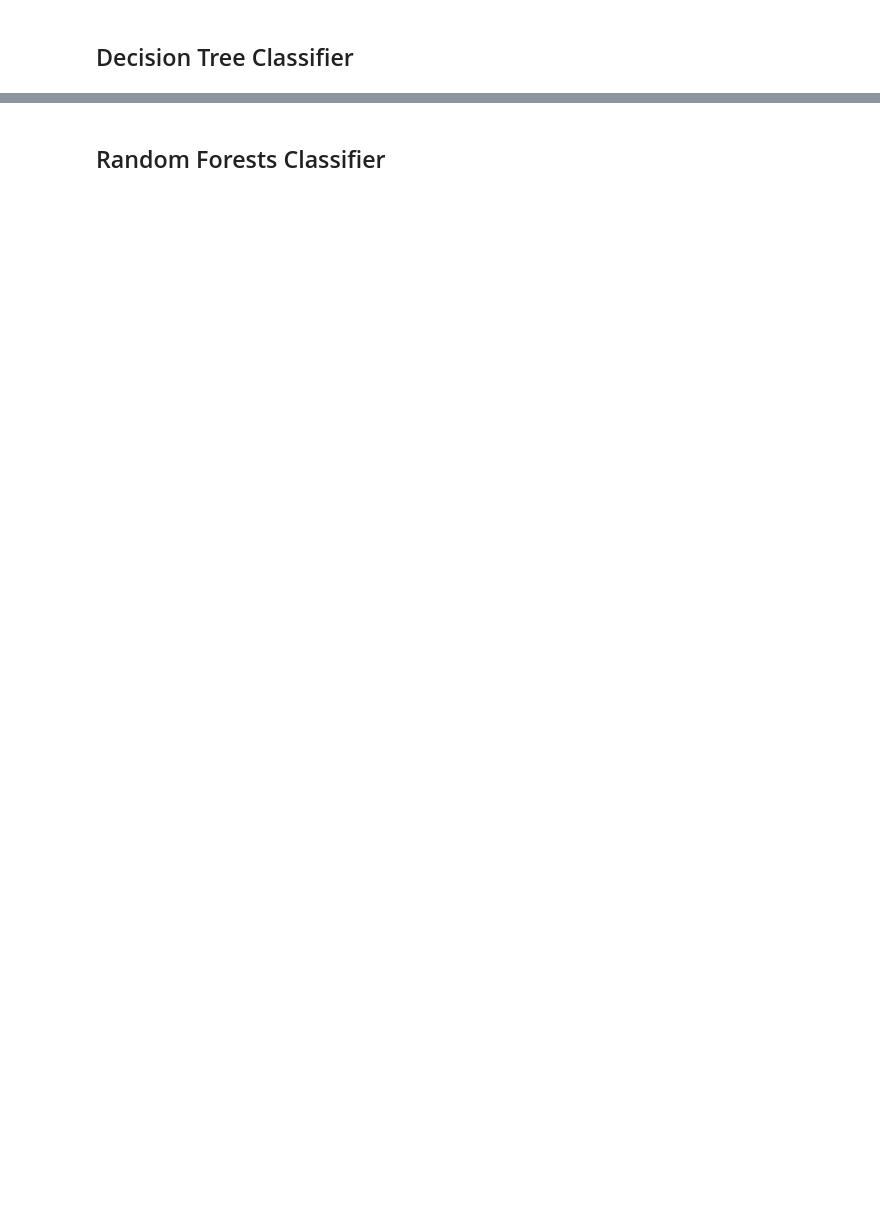
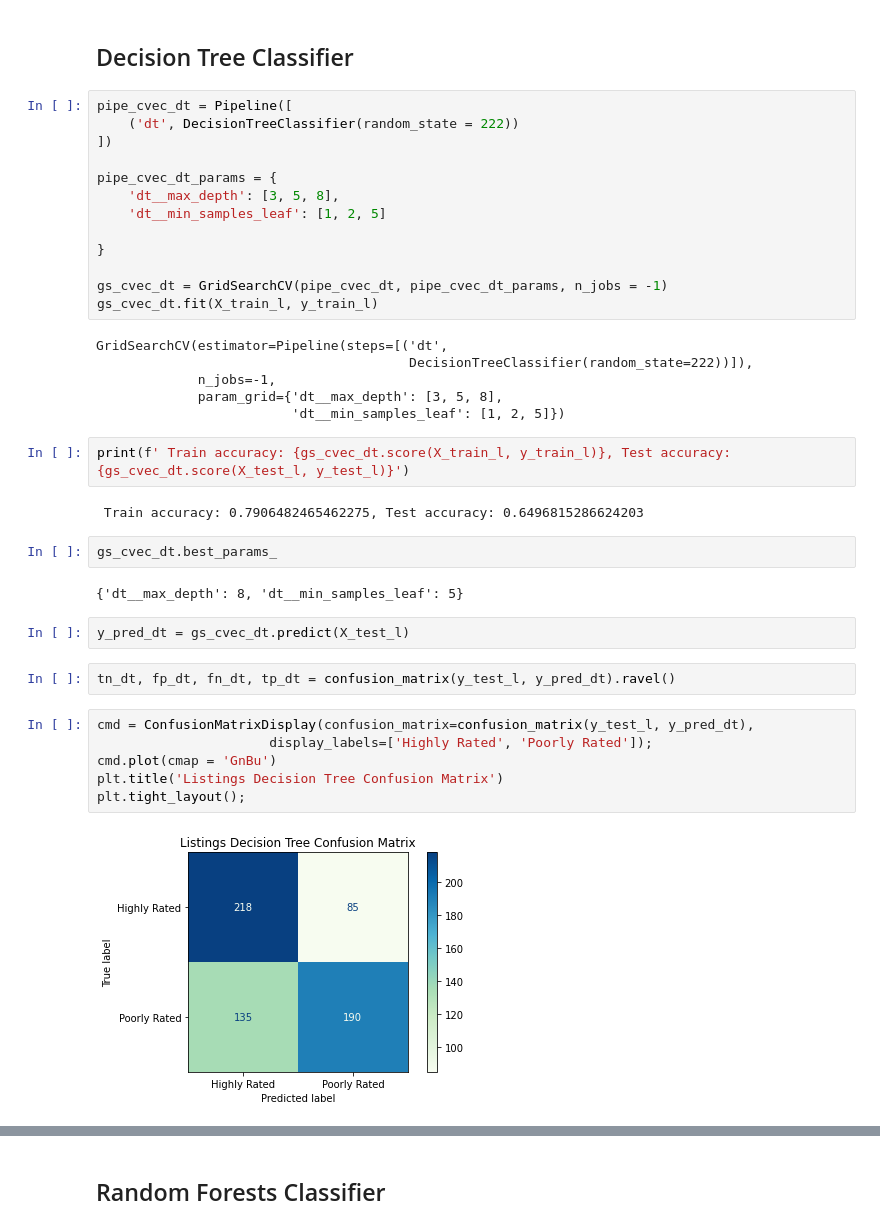
Before and after one commit to myacarrizosa/Airbnb-Rating-Prediction, a Jupyter notebook: 03_Modeling.ipynb, the cells around one changed output, grey strips where cells are left out. Drawn from its saved outputs; the diff is of its cells as text; blank space fills up the shorter version.

```diff
--- a/03_Modeling.ipynb
+++ b/03_Modeling.ipynb
@@ -64,2 +155,41 @@ lr.score(X_test_l, y_test)
 # %% [markdown]
 ## Decision Tree Classifier
+# %%
+pipe_cvec_dt = Pipeline([
+    ('dt', DecisionTreeClassifier(random_state = 222))
+])
+
+pipe_cvec_dt_params = {
+    'dt__max_depth': [3, 5, 8],
+    'dt__min_samples_leaf': [1, 2, 5]
+
+}
+
+gs_cvec_dt = GridSearchCV(pipe_cvec_dt, pipe_cvec_dt_params, n_jobs = -1)
+gs_cvec_dt.fit(X_train_l, y_train_l)
+# %% [output]
+GridSearchCV(estimator=Pipeline(steps=[('dt',
+                                        DecisionTreeClassifier(random_state=222))]),
+             n_jobs=-1,
+             param_grid={'dt__max_depth': [3, 5, 8],
+                         'dt__min_samples_leaf': [1, 2, 5]})
+# %%
+print(f' Train accuracy: {gs_cvec_dt.score(X_train_l, y_train_l)}, Test accuracy: {gs_cvec_dt.score(X_test_l, y_test_l)}')
+# %% [output]
+ Train accuracy: 0.7906482465462275, Test accuracy: 0.6496815286624203
+# %%
+gs_cvec_dt.best_params_
+# %% [output]
+{'dt__max_depth': 8, 'dt__min_samples_leaf': 5}
+# %%
+y_pred_dt = gs_cvec_dt.predict(X_test_l)
+# %%
+tn_dt, fp_dt, fn_dt, tp_dt = confusion_matrix(y_test_l, y_pred_dt).ravel()
+# %%
+cmd = ConfusionMatrixDisplay(confusion_matrix=confusion_matrix(y_test_l, y_pred_dt),
+                      display_labels=['Highly Rated', 'Poorly Rated']);
+cmd.plot(cmap = 'GnBu')
+plt.title('Listings Decision Tree Confusion Matrix')
+plt.tight_layout();
+# %% [output]
+[figure, added]
```
Also changed, not shown: parts of 99 cells of this notebook, 1 other file.
